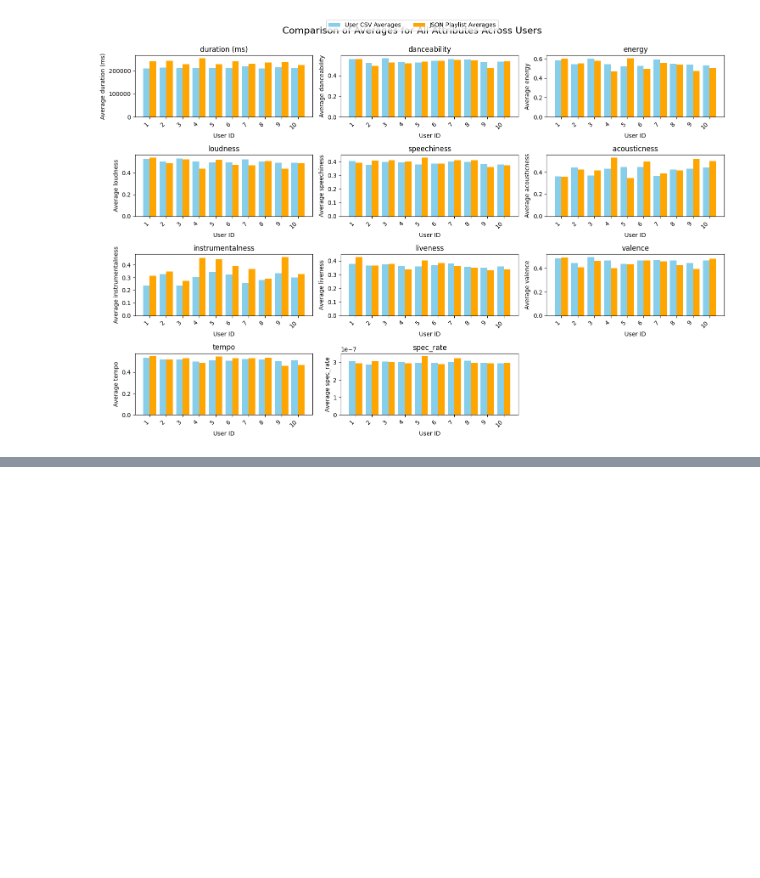
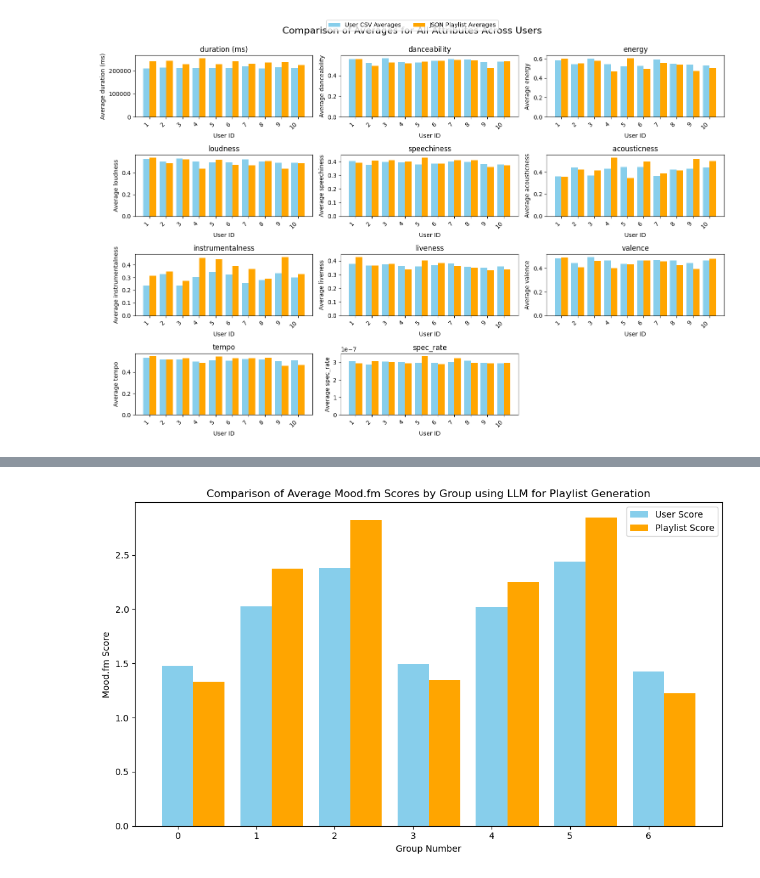
Before and after one commit to shreyash2106/CS573_Final_Project, a Jupyter notebook: src/eval/eval.ipynb, the cells around one changed output, grey strips where cells are left out. Drawn from its saved outputs; the diff is of its cells as text; code cells hidden in the pictures; blank space fills up the shorter version.

```diff
--- a/src/eval/eval.ipynb
+++ b/src/eval/eval.ipynb
@@ -304,0 +485,34 @@ rnn_plots(json_file_path, user_csv_folder_path, moodify_csv_path)
+# %%
+def plot_group_averages(results_df):
+    """
+    Plot average scores and score differences for each user group.
+
+    Parameters:
+        results_df (pd.DataFrame): DataFrame containing evaluation results.
+    """
+    group_averages = results_df.groupby('group_no').mean()
+
+    group_ids = group_averages.index
+    user_scores = group_averages['user_score']
+    playlist_scores = group_averages['playlist_score']
+    score_differences = group_averages['score_difference']
+
+    plt.figure(figsize=(10, 6))
+    x = range(len(group_ids))
+    plt.bar(x, user_scores, width=0.4, label='User Score', align='center', color='skyblue')
+    plt.bar([i + 0.4 for i in x], playlist_scores, width=0.4, label='Playlist Score', align='center', color='orange')
+
+    plt.xlabel('Group Number')
+    plt.ylabel('Mood.fm Score')
+    plt.title('Comparison of Average Mood.fm Scores by Group using LLM for Playlist Generation')
+    plt.legend()
+    plt.tight_layout()
+    plt.show()
+# %%
+llm_json_file_path = '../llm/llm_user_playlists.json'
+seven_day_history_path = '../../datasets/seven_day_listening_history.csv'
+
+llm_results = evaluate_llm_moodfm_scores(llm_json_file_path, seven_day_history_path)
+plot_group_averages(llm_results)
+# %% [output]
+[figure, added]
```
Also changed, not shown: parts of 9 cells of this notebook.
